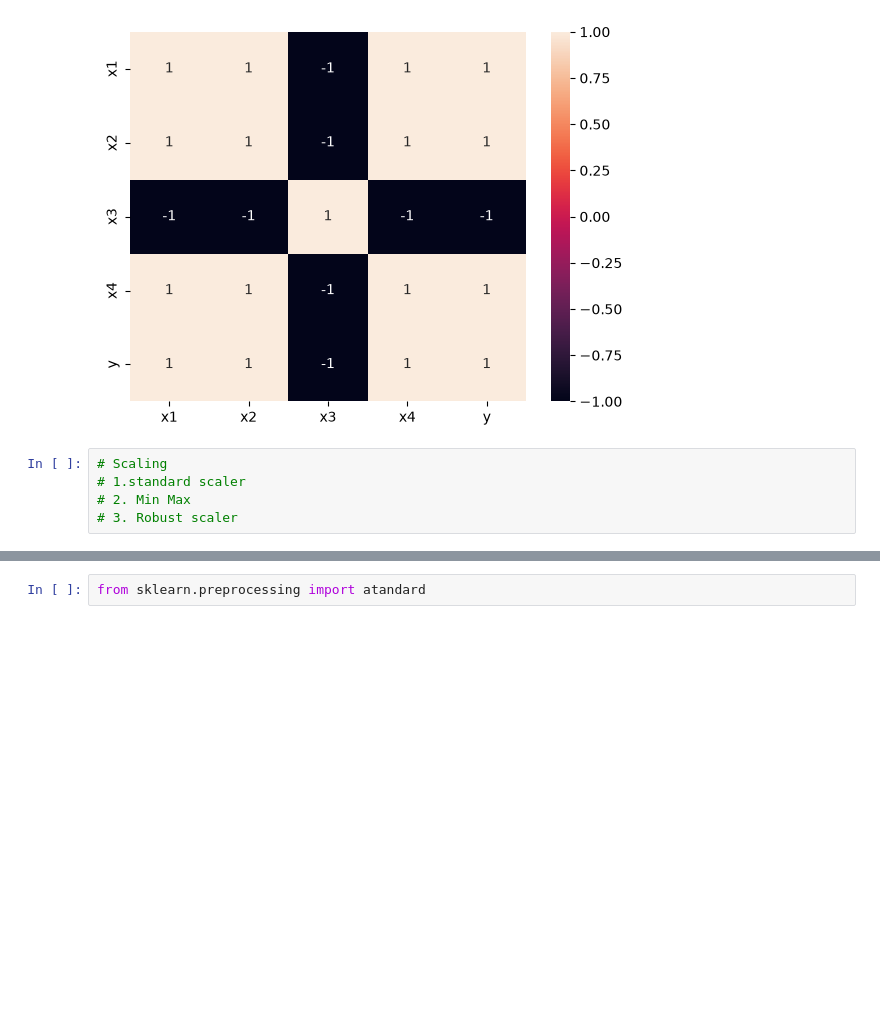
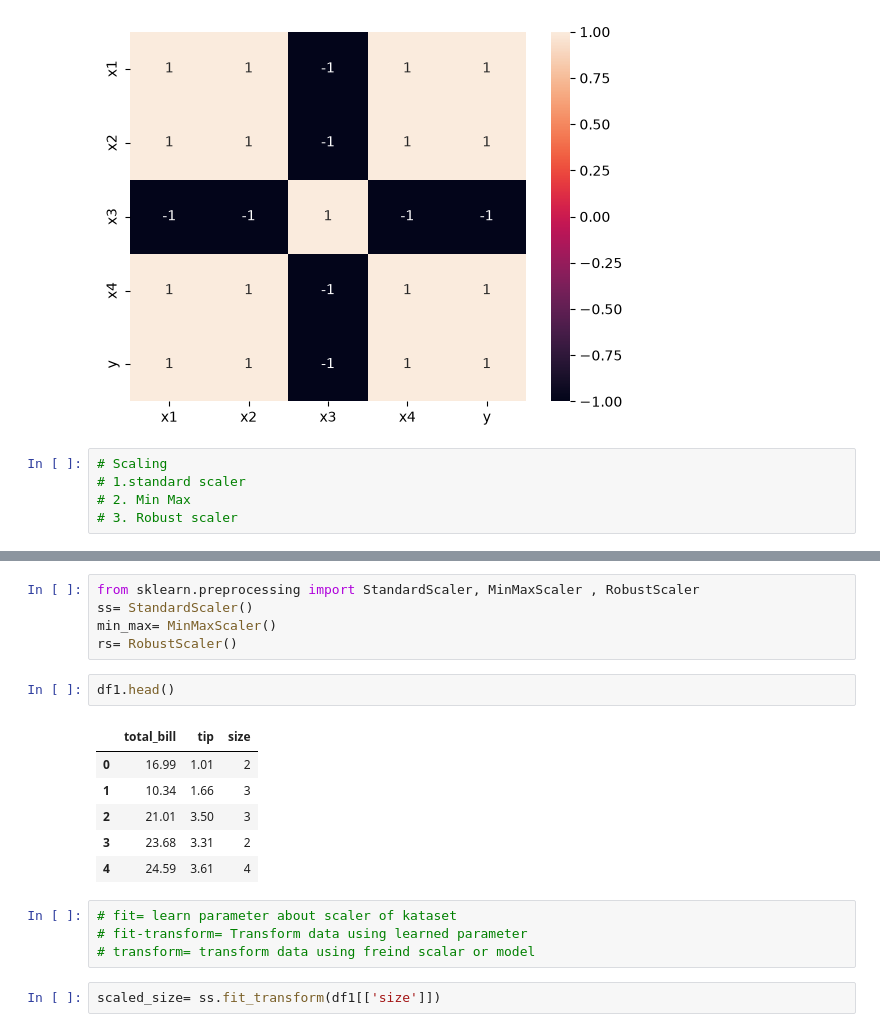
Before and after one commit to abhijeetsuryavanshi21-blip/python, a Jupyter notebook: clsass_04.ipynb, the cells around one changed output, grey strips where cells are left out. Cells and saved outputs as stored; diff of their text form; blank space fills up the shorter version.

```diff
--- a/clsass_04.ipynb
+++ b/clsass_04.ipynb
@@ -76,2 +96,20 @@ sns.heatmap(df.corr(),annot=True)
 # %%
-from sklearn.preprocessing import atandard
+from sklearn.preprocessing import StandardScaler, MinMaxScaler , RobustScaler
+ss= StandardScaler()
+min_max= MinMaxScaler()
+rs= RobustScaler()
+# %%
+df1.head()
+# %% [output]
+|  | total_bill | tip | size |
+| 0 | 16.99 | 1.01 | 2 |
+| 1 | 10.34 | 1.66 | 3 |
+| 2 | 21.01 | 3.50 | 3 |
+| 3 | 23.68 | 3.31 | 2 |
+| 4 | 24.59 | 3.61 | 4 |
+# %%
+# fit= learn parameter about scaler of kataset
+# fit-transform= Transform data using learned parameter
+# transform= transform data using freind scalar or model
+# %%
+scaled_size= ss.fit_transform(df1[['size']])
```
Also changed, not shown: parts of 3 cells of this notebook.
